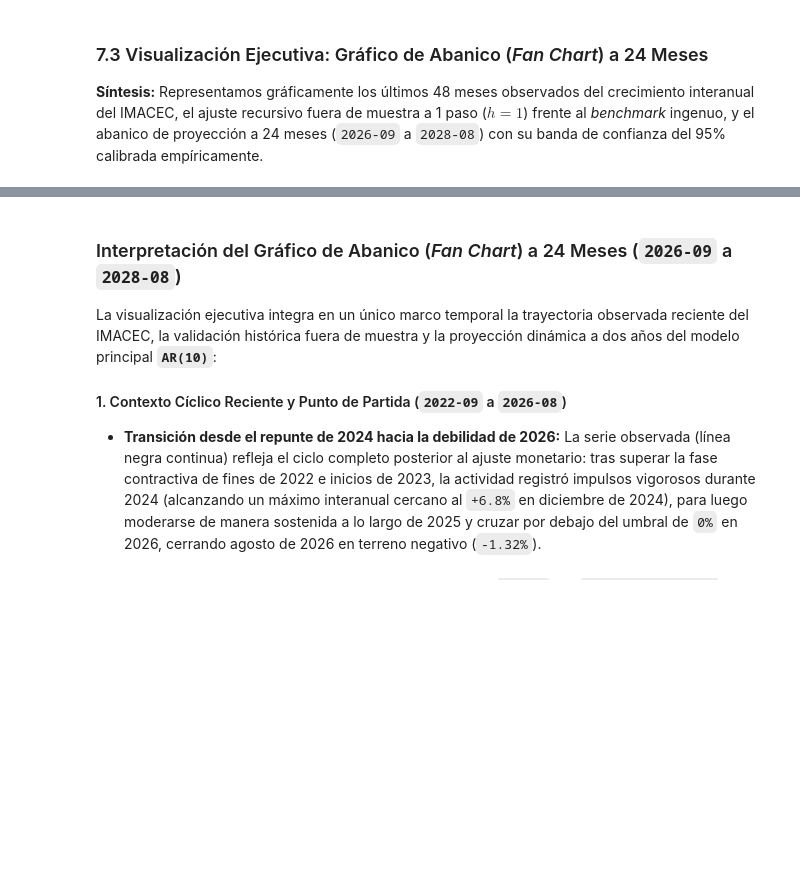
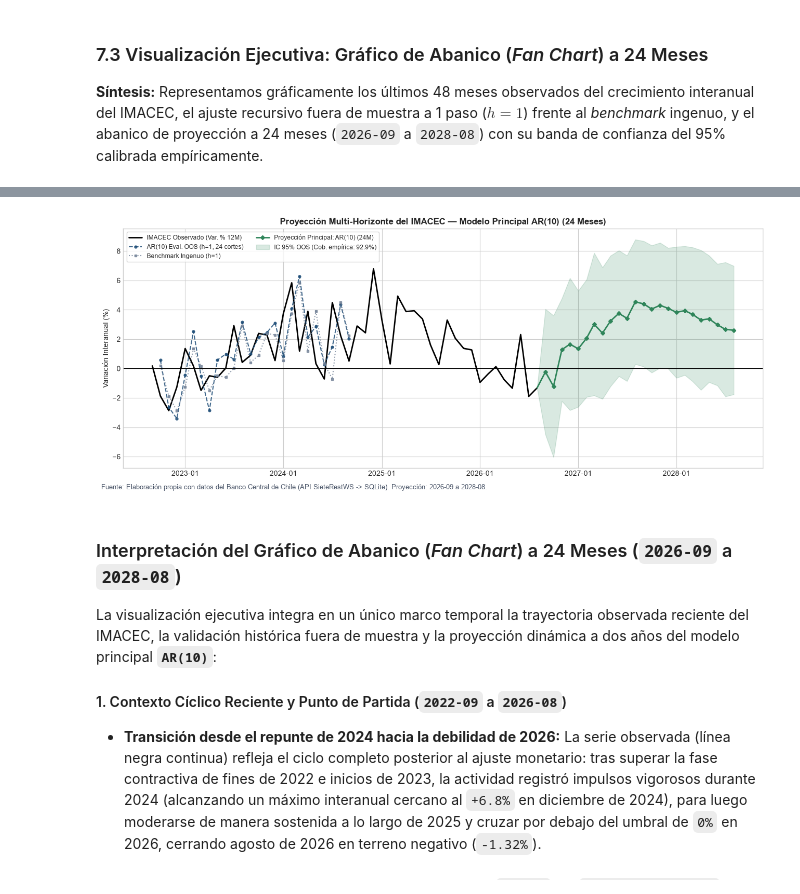
Before and after one commit to matiaspalma1/Portafolio_grupo_12_Imacec, a Jupyter notebook: notebooks/03_analisis_coyuntura_y_modelos.ipynb, the cells around one changed output, grey strips where cells are left out. Drawn from its saved outputs; the diff is of its cells as text; code cells hidden in the pictures; blank space fills up the shorter version.

Commit message:
Se modifico el codigo que realiza el grafico de proyeccion, se modifico codigo de src/dashboard.py para que de 5 imagenes individuales y una imagen conjunta

```diff
--- a/notebooks/03_analisis_coyuntura_y_modelos.ipynb
+++ b/notebooks/03_analisis_coyuntura_y_modelos.ipynb
@@ -1167,3 +1101,79 @@ plt.show()
+# %%
+# 1. Preparar ventana reciente (últimos 48 meses observados) para contexto visual
+fig, ax = plt.subplots(figsize=(13, 5.4))
+y_reciente = y_imacec.iloc[-48:]
+
+# 1.1 Anclar el inicio de la proyección y las bandas al último dato observado (h=0)
+fecha_ancla = pd.DatetimeIndex([y_reciente.index[-1]])
+valor_ancla = float(y_reciente.iloc[-1])
+
+fechas_proy_plot = fecha_ancla.append(pd.DatetimeIndex(fechas_futuras))
+fc_media_plot = np.concatenate([[valor_ancla], np.asarray(fc_media_vals)])
+ic_inf_plot = np.concatenate([[valor_ancla], np.asarray(fc_media_vals) - 1.96 * np.asarray(sigma_oos_h)])
+ic_sup_plot = np.concatenate([[valor_ancla], np.asarray(fc_media_vals) + 1.96 * np.asarray(sigma_oos_h)])
+
+# 2. Graficar serie observada, evaluación OOS a 1 paso y abanico de proyección a 24 meses
+ax.plot(y_reciente.index, y_reciente, color="black", lw=2.0, label="IMACEC Observado (Var. % 12M)")
+ax.plot(
+    fechas_h1_oos,
+    preds_h1_oos,
+    "--o",
+    color="#1f4e78",
+    ms=3.5,
+    alpha=0.85,
+    label=f"AR({p_optimo_ar}) Eval. OOS (h=1, {N_CORTES} cortes)",
+)
+ax.plot(
+    fechas_h1_oos,
+    bench_h1_oos,
+    ":s",
+    color="#718096",
+    ms=3.0,
+    alpha=0.8,
+    label="Benchmark Ingenuo (h=1)",
+)
+ax.plot(
+    fechas_proy_plot,
+    fc_media_plot,
+    "-D",
+    color="#2f855a",
+    ms=4.0,
+    lw=2.0,
+    markevery=range(1, len(fechas_proy_plot)),
+    label=f"Proyección Principal: AR({p_optimo_ar}) (24M)",
+)
+ax.fill_between(
+    fechas_proy_plot,
+    ic_inf_plot,
+    ic_sup_plot,
+    color="#2f855a",
+    alpha=0.18,
+    label=f"IC 95% OOS (Cob. empírica: {cobertura_emp_pct:.1f}%)",
+)
+
+# 3. Línea base de crecimiento nulo, formato de ejes y fuente institucional
+ax.axhline(0, color="black", lw=0.9)
+ax.set_title(
+    f"Proyección Multi-Horizonte del IMACEC — Modelo Principal AR({p_optimo_ar}) (24 Meses)",
+    fontsize=12,
+    fontweight="bold",
+)
+ax.set_ylabel("Variación Interanual (%)")
+ax.xaxis.set_major_locator(mdates.YearLocator(1))
+ax.xaxis.set_major_formatter(mdates.DateFormatter("%Y-%m"))
+ax.legend(loc="upper left", frameon=True, ncol=2, fontsize=8.8)
+
+fig.text(
+    0.01,
+    0.005,
+    "Fuente: Elaboración propia con datos del Banco Central de Chile (API SieteRestWS -> SQLite). Proyección: 2026-09 a 2028-08.",
+    fontsize=9,
+    color="#4a5568",
+)
+plt.tight_layout(rect=[0, 0.02, 1, 1])
+plt.show()
+# %% [output]
+[figure, added]
 # %% [markdown]
 ### Interpretación del Gráfico de Abanico (*Fan Chart*) a 24 Meses (`2026-09` a `2028-08`)
 
```
Also changed, not shown: parts of 1 cell of this notebook, 7 other files.
